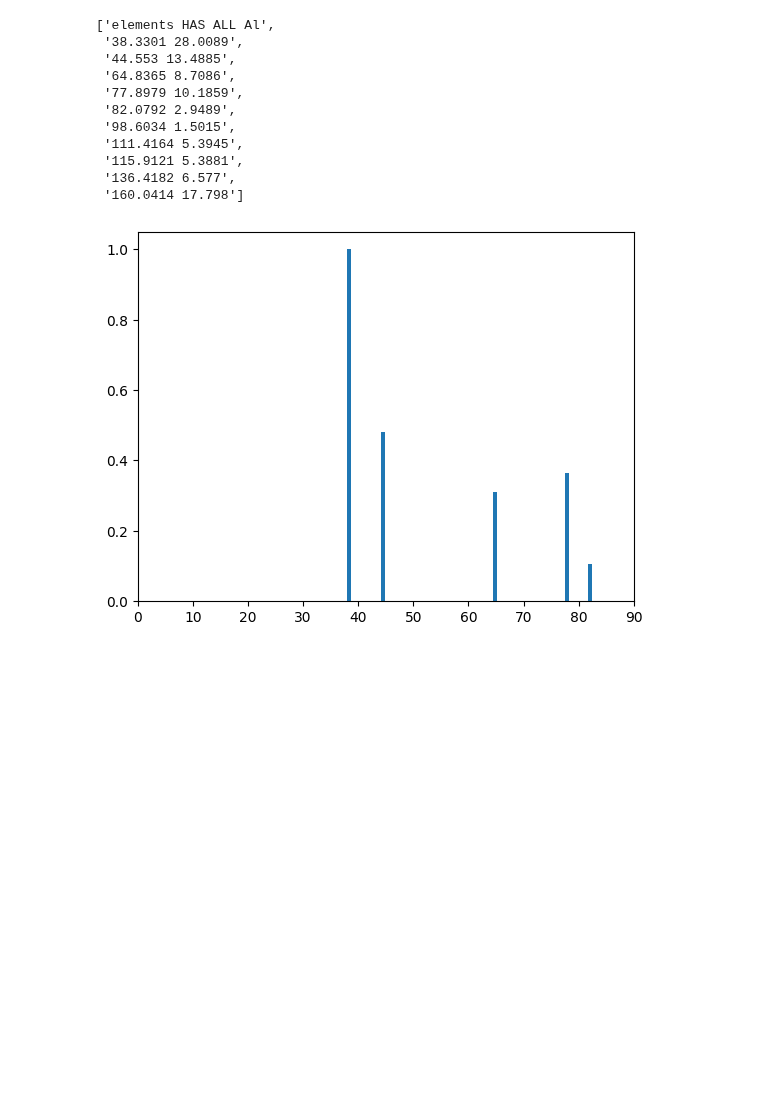
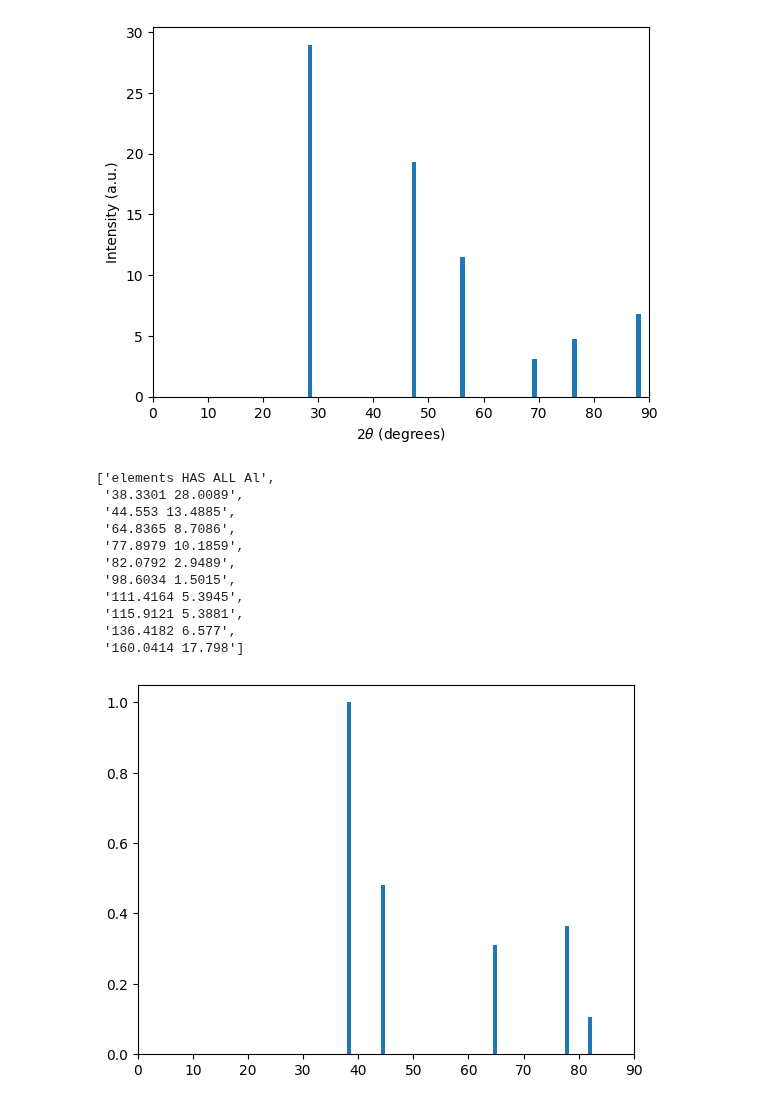
Before and after one commit to knc6/jarvis-tools-notebooks, a Jupyter notebook: jarvis-tools-notebooks/XRD_Matching.ipynb, the cells around one changed output. Saved outputs shown, nothing was run; the diff lists cells and outputs as text; code cells hidden in the pictures; blank space fills up the shorter version.

```diff
--- a/jarvis-tools-notebooks/XRD_Matching.ipynb
+++ b/jarvis-tools-notebooks/XRD_Matching.ipynb
@@ -9,3 +56,16 @@ https://pubs.acs.org/doi/10.1021/acs.jpclett.4c03137
+# %%
+from jarvis.analysis.diffraction.xrd import XRD
+theta,d_hkls,intens = XRD().simulate(atoms=Si)
+import matplotlib.pyplot as plt
+
+# Assuming `theta` and `intens` are defined lists or arrays of the same length.
+plt.bar(theta, intens)
+plt.xlim(0, 90)
+plt.xlabel(r'2$\theta$ (degrees)')
+plt.ylabel('Intensity (a.u.)')
+plt.show()
+# %% [output]
+[figure, added]
 # %%
 my_xrd_data="""elements HAS ALL Al
 38.3301 28.0089
```
Also changed, not shown: parts of 10 cells of this notebook.
